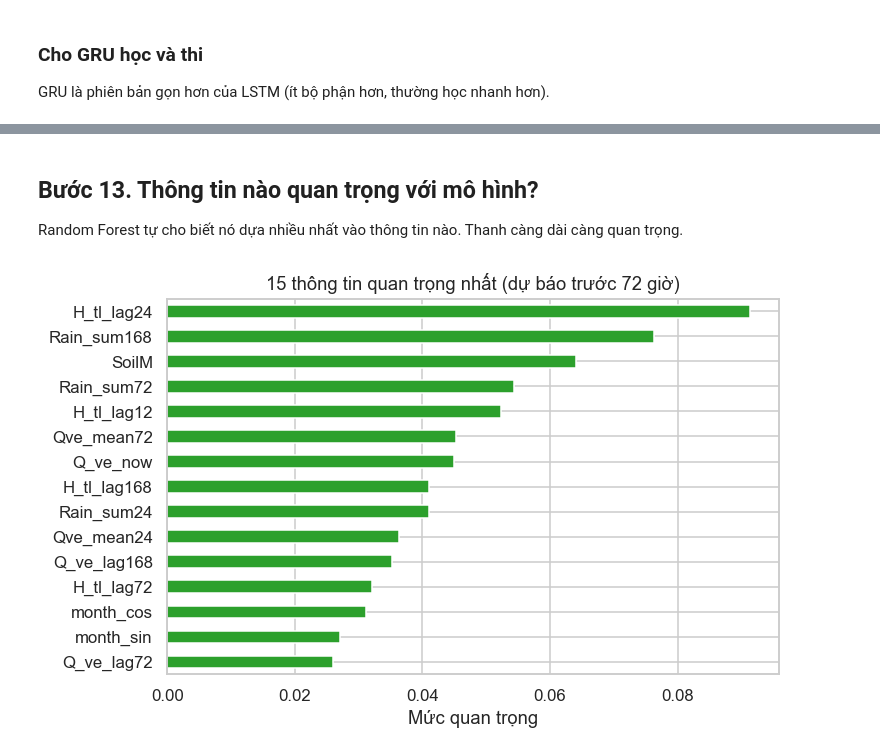
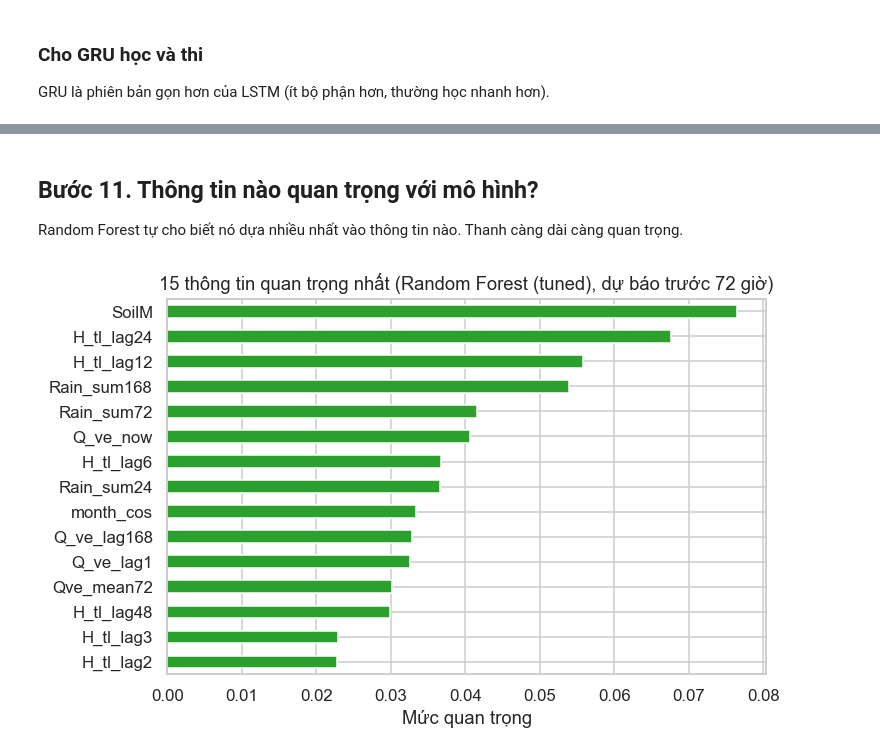
Before and after one commit to ductino/sbh-forecast, a Jupyter notebook: DuBao_MucNuoc_SBH_2.ipynb, the cells around one changed output, grey strips where cells are left out. Drawn from its saved outputs; the diff is of its cells as text; code cells hidden in the pictures.

```diff
--- a/DuBao_MucNuoc_SBH_2.ipynb
+++ b/DuBao_MucNuoc_SBH_2.ipynb
@@ -45,10 +41,6 @@ try:
 except ImportError:
     HAS_XGB = False
 try:
-    from statsmodels.tsa.statespace.sarimax import SARIMAX; HAS_SM = True
-except ImportError:
-    HAS_SM = False
-try:
     import torch, torch.nn as nn; HAS_TORCH = True
 except ImportError:
     HAS_TORCH = False
@@ -58,15 +50,14 @@ DATA_PATH = "raw_data_sbh.csv"
 FIG_DIR = "figs2"; os.makedirs(FIG_DIR, exist_ok=True)
 SEED = 42                  # số cố định để chạy lại ra cùng kết quả
 FAST_MODE = False          # True = chạy thử nhanh; False = chạy đầy đủ
-DO_TUNING = False          # True = bước 7 (tìm cấu hình tốt hơn cho mô hình cây, chạy lâu)
+DO_TUNING = True
 HORIZONS = list(P.HORIZONS)    # dự báo trước: [1, 6, 24, 72, 168] giờ
 if FAST_MODE:
     HORIZONS = [24, 72]
 
 MNC, MNDBT = P.MNC, P.MNDBT    # mực nước chết 101,0 m; mực nước dâng bình thường 105,0 m
 BASE = "Giữ nguyên"            # tên của cách đoán đơn giản nhất
-GB_NAME = "XGBoost" if HAS_XGB else "HistGB*"   # (*) cách thay thế XGBoost nếu máy chưa cài xgboost
-
+GB_NAME = "XGBoost" if HAS_XGB else "HistGB*"
 print("Dự báo trước (giờ):", HORIZONS)
 # %% [output]
 Dự báo trước (giờ): [1, 6, 24, 72, 168]
@@ -611,14 +669,15 @@ Cảnh báo mực nước CAO (≥ 104.5 m): số giờ thực tế xảy ra = 2
 Cảnh báo mực nước THẤP (≤ 101.5 m): số giờ thực tế xảy ra = 0
   (quá ít để đánh giá)
 # %% [markdown]
-## Bước 13. Thông tin nào quan trọng với mô hình?
+## Bước 11. Thông tin nào quan trọng với mô hình?
 Random Forest tự cho biết nó dựa nhiều nhất vào thông tin nào. Thanh càng dài càng quan trọng.
 # %%
 hz_dk = 72 if 72 in HORIZONS else HORIZONS[-1]
-rf_tot = MODELS[("Random Forest", hz_dk)]
+ten_rf = TEN_RF_T if (TEN_RF_T, hz_dk) in MODELS else "Random Forest"
+rf_tot = MODELS[(ten_rf, hz_dk)]
 quan_trong = pd.Series(rf_tot.feature_importances_, index=FEATS).sort_values(ascending=False).head(15)
 plt.figure(figsize=(7, 4.5)); quan_trong[::-1].plot(kind="barh", color="tab:green")
-plt.xlabel("Mức quan trọng"); plt.title(f"15 thông tin quan trọng nhất (dự báo trước {hz_dk} giờ)")
+plt.xlabel("Mức quan trọng"); plt.title(f"15 thông tin quan trọng nhất ({ten_rf}, dự báo trước {hz_dk} giờ)")
 plt.tight_layout(); plt.savefig(f"{FIG_DIR}/kq4_thong_tin_quan_trong.png"); plt.show()
 # %% [output]
-[figure, old version]
+[figure, new version]
```
Also changed, not shown: parts of 26 cells of this notebook, 12 other files.
